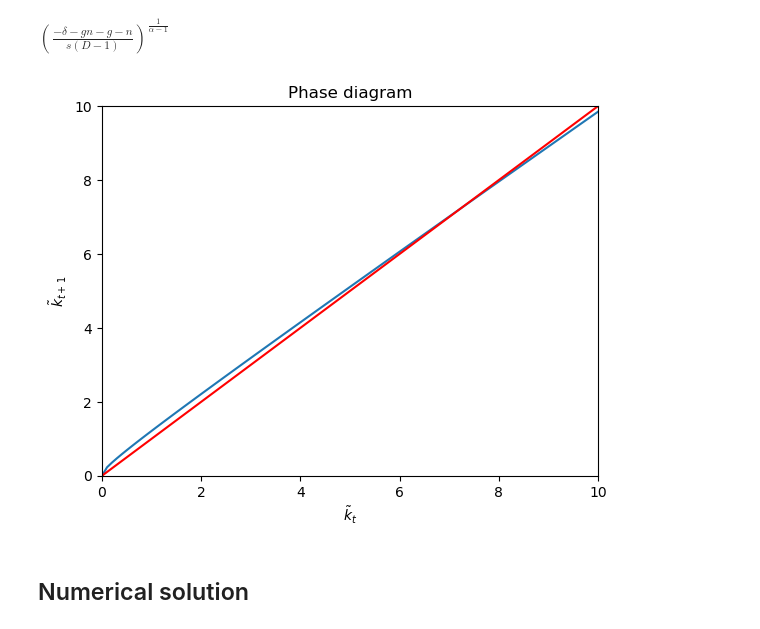
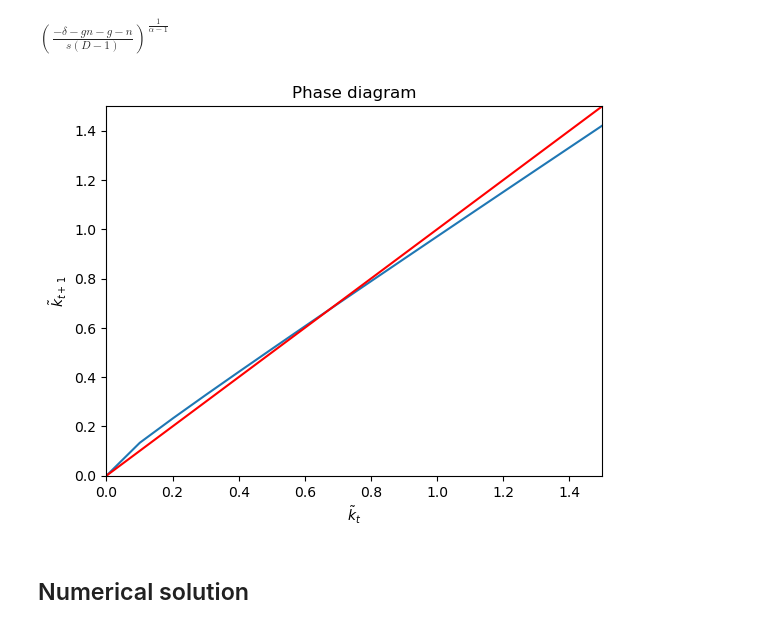
Before and after one commit to NumEconCopenhagen/projects-2023-ida-simone-elin, a Jupyter notebook: modelproject/modelproject.ipynb, the cells around one changed output. Saved outputs shown, nothing was run; the diff lists cells and outputs as text; code cells hidden in the pictures.

```diff
--- a/modelproject/modelproject.ipynb
+++ b/modelproject/modelproject.ipynb
@@ -53,41 +53,41 @@ model.solve_analytical_ss()
 $\displaystyle \left(\frac{- \delta - g n - g - n}{s \left(D - 1\right)}\right)^{\frac{1}{\alpha - 1}}$
 # %%
 # defining model parameters
-s = 0.3
+s = 0.2
 g = 0.02
 n = 0.01
-alpha = 1/3
-delta = 0.05
-sigma = 1/2
-d = 0
+alpha = 0.33
+delta = 0.1
+sigma = 0.5
+d = 0.5
 
 # define the objective function with the production function integrated
 kt1 = lambda k:(s*(1-d)*k**alpha + (1-delta)*k)/((1+g)*(1+n))
 
 # generate a range of values for kt1
 kt1_range = np.linspace(0, 10, 100)
 
 # create a plot of the objective function
 plt.plot(kt1_range, kt1(kt1_range))
 
 # plot a line with slope 1 to represent the 45-degree line
-plt.plot([0, 10], [0, 10], color='r')
+plt.plot([0, 1.5], [0, 1.5], color='r')
 
 # set the x and y limits
-plt.xlim(0, 10)
-plt.ylim(0, 10)
+plt.xlim(0, 1.5)
+plt.ylim(0, 1.5)
 
 # label the axes
 plt.xlabel(r'$\tilde k_t$')
 plt.ylabel(r'$\tilde k_{t+1}$')
 
 # set title
 plt.title('Phase diagram')
 
 # show the plot
 plt.show()
 # %% [output]
-[figure, old version]
+[figure, new version]
 # %% [markdown]
 ## Numerical solution
 # %% [markdown]
```
Also changed, not shown: parts of 1 cell of this notebook, 1 other file.
